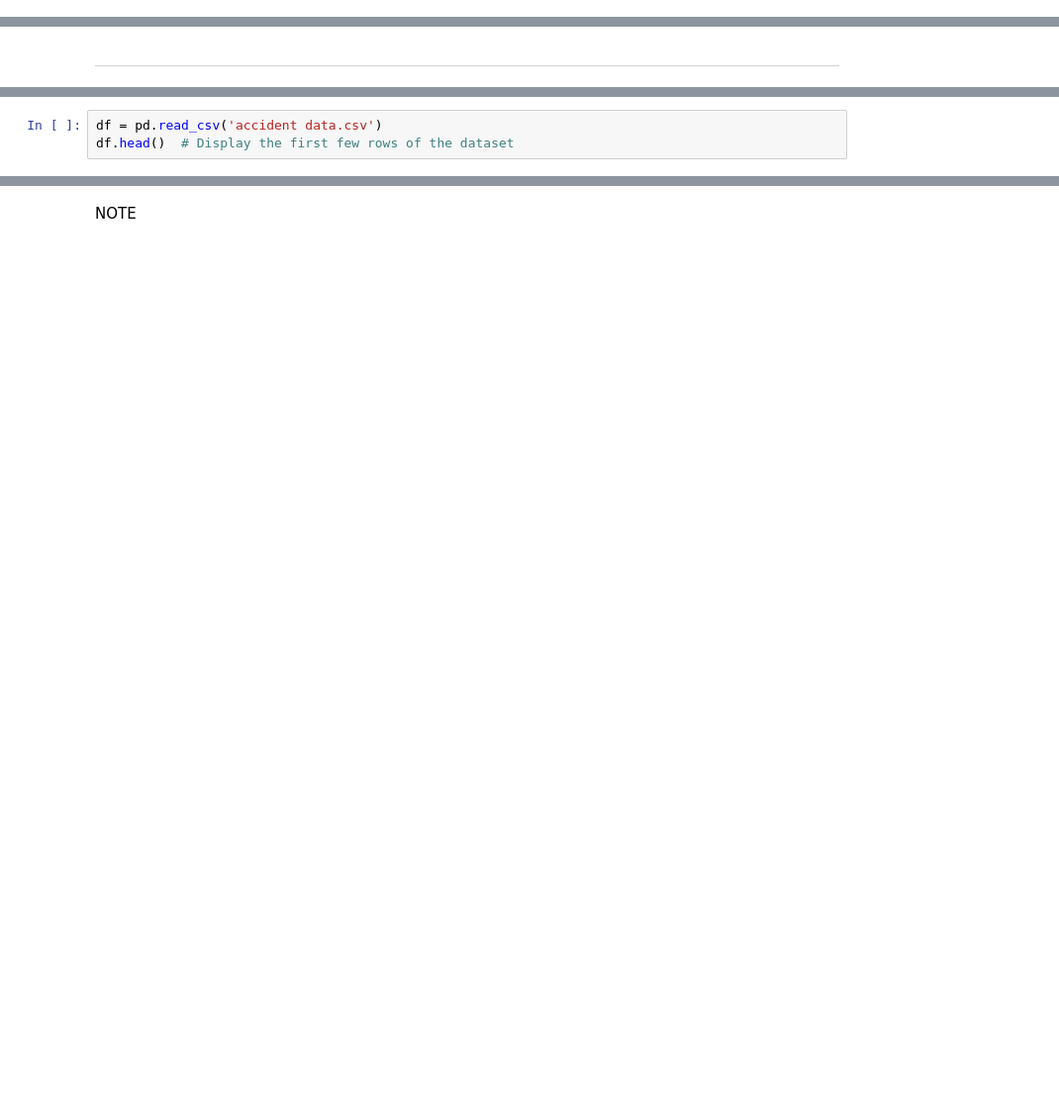
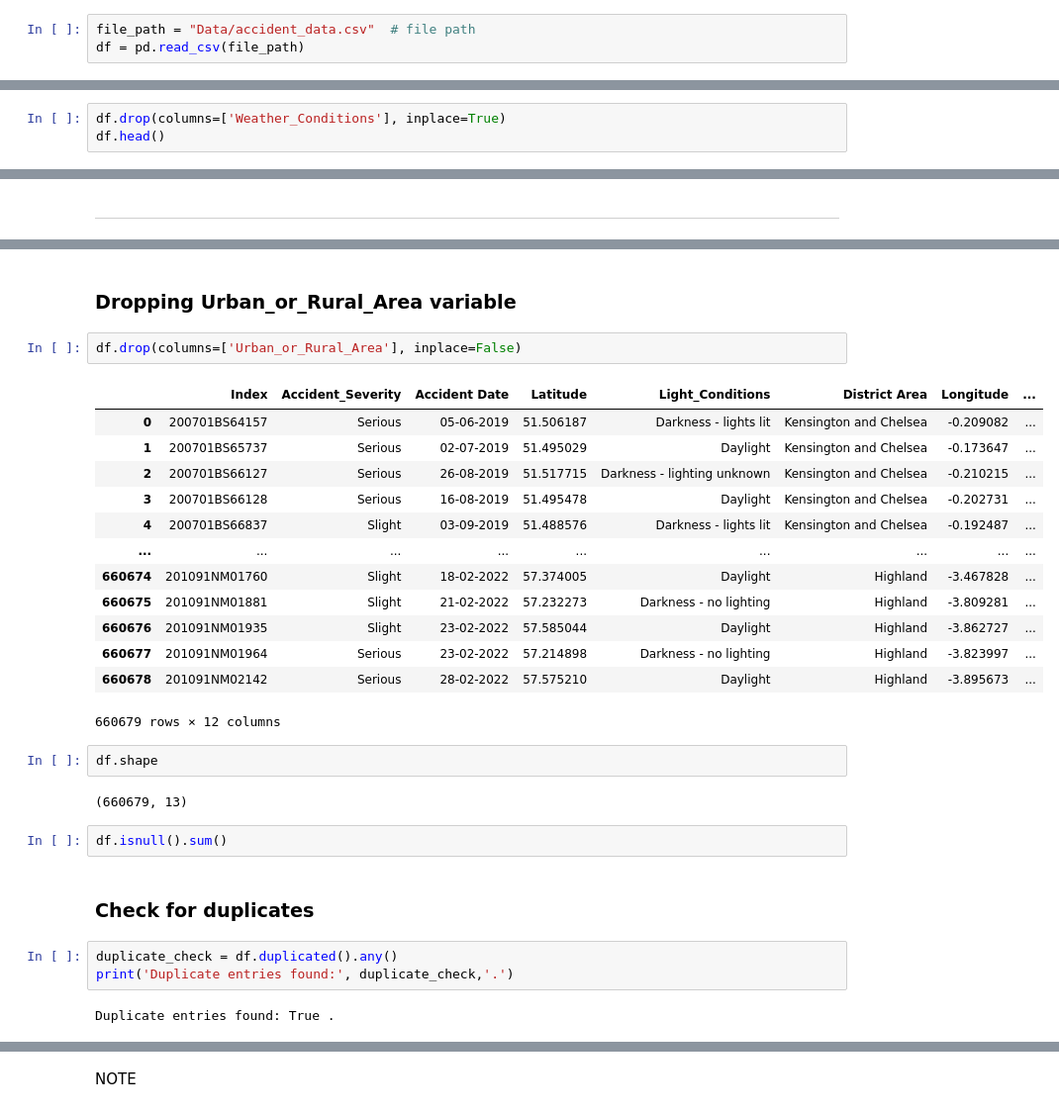
Before and after one commit to MahaSci/UK-Road-Accident-Analysis, a Jupyter notebook: jupyter_notebooks/Notebook_Template.ipynb, the cells around one changed output, grey strips where cells are left out. Shown at 99% size. Saved outputs shown, nothing was run; the diff lists cells and outputs as text; blank space fills up the shorter version.

Commit message:
Cleaned data

```diff
--- a/jupyter_notebooks/Notebook_Template.ipynb
+++ b/jupyter_notebooks/Notebook_Template.ipynb
@@ -66,0 +63,3 @@ df.head()  # Display the first few rows of the dataset
+# %%
+file_path = "Data/accident_data.csv"  # file path
+df = pd.read_csv(file_path)
@@ -66,0 +127,3 @@ df.head()  # Display the first few rows of the dataset
+# %%
+df.drop(columns=['Weather_Conditions'], inplace=True)
+df.head()
@@ -71,3 +138,0 @@ df.head()  # Display the first few rows of the dataset
-# %%
-df = pd.read_csv('accident data.csv')
-df.head()  # Display the first few rows of the dataset
@@ -105,0 +160,31 @@ print(unique_districts)
+# %% [markdown]
+### Dropping Urban_or_Rural_Area variable
+# %%
+df.drop(columns=['Urban_or_Rural_Area'], inplace=False)
+# %% [output]
+|  | Index | Accident_Severity | Accident Date | Latitude | Light_Conditions | District Area | Longitude | ... |
+| 0 | 200701BS64157 | Serious | 05-06-2019 | 51.506187 | Darkness - lights lit | Kensington and Chelsea | -0.209082 | ... |
+| 1 | 200701BS65737 | Serious | 02-07-2019 | 51.495029 | Daylight | Kensington and Chelsea | -0.173647 | ... |
+| 2 | 200701BS66127 | Serious | 26-08-2019 | 51.517715 | Darkness - lighting unknown | Kensington and Chelsea | -0.210215 | ... |
+| 3 | 200701BS66128 | Serious | 16-08-2019 | 51.495478 | Daylight | Kensington and Chelsea | -0.202731 | ... |
+| 4 | 200701BS66837 | Slight | 03-09-2019 | 51.488576 | Darkness - lights lit | Kensington and Chelsea | -0.192487 | ... |
+| ... | ... | ... | ... | ... | ... | ... | ... | ... |
+| 660674 | 201091NM01760 | Slight | 18-02-2022 | 57.374005 | Daylight | Highland | -3.467828 | ... |
+| 660675 | 201091NM01881 | Slight | 21-02-2022 | 57.232273 | Darkness - no lighting | Highland | -3.809281 | ... |
+| 660676 | 201091NM01935 | Slight | 23-02-2022 | 57.585044 | Daylight | Highland | -3.862727 | ... |
+| 660677 | 201091NM01964 | Serious | 23-02-2022 | 57.214898 | Darkness - no lighting | Highland | -3.823997 | ... |
+| 660678 | 201091NM02142 | Serious | 28-02-2022 | 57.575210 | Daylight | Highland | -3.895673 | ... |
+660679 rows × 12 columns
+# %%
+df.shape
+# %% [output]
+(660679, 13)
+# %%
+df.isnull().sum()
+# %% [markdown]
+### Check for duplicates
+# %%
+duplicate_check = df.duplicated().any()
+print('Duplicate entries found:', duplicate_check,'.')
+# %% [output]
+Duplicate entries found: True .
```
Also changed, not shown: parts of 31 cells of this notebook, 1 other file.
